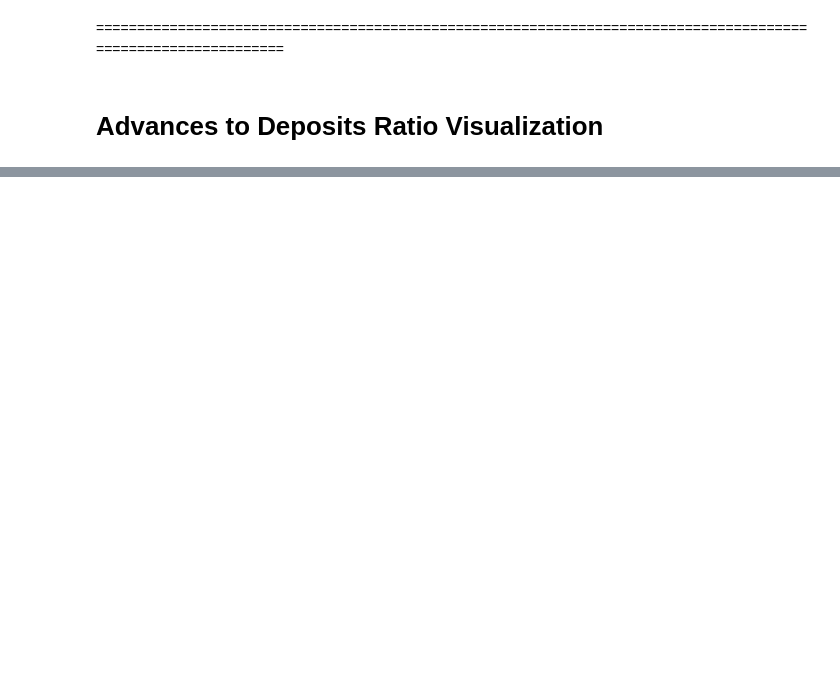
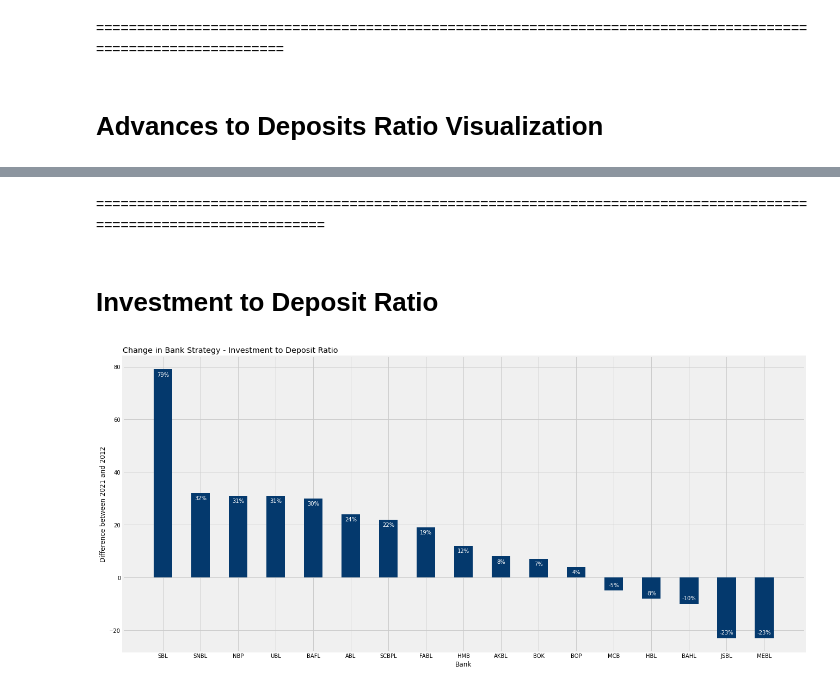
Before and after one commit to Nomantariq12/banking_data_visualization, a Jupyter notebook: Banking Data Vizualization.ipynb, the cells around one changed output, grey strips where cells are left out. Cells and saved outputs as stored; diff of their text form; code cells hidden in the pictures; blank space fills up the shorter version.

```diff
--- a/Banking Data Vizualization.ipynb
+++ b/Banking Data Vizualization.ipynb
@@ -158,0 +208,34 @@ plt.show()
+# %% [markdown]
+===================================================================================================================
+# %% [markdown]
+# Investment to Deposit Ratio
+# %%
+invest_to_dep_ratio = [79, 32, 31, 31, 30, 24,22, 19,12,8, 7,4, -5,-8,-10, -23, -23]
+raw_data = "sbl snbl nbp ubl bafl abl scbpl fabl hmb akbl bok bop mcb hbl bahl jsbl mebl"
+banks = raw_data.upper().split(" ")
+
+# Defining Size of Diagrams
+plt.rcParams["figure.figsize"] = (20, 10)
+
+width1 = 0.5
+
+# Bar Plot for Differnt Banks
+plt.bar(banks, invest_to_dep_ratio, color="#04396D", width=width1)
+for i in range(12):
+    plt.text(i, invest_to_dep_ratio[i]-2, str(invest_to_dep_ratio[i]) + "%",
+            va="center",
+            ha="center",
+            color="white")
+for y in range(12, len(banks)):
+    plt.text(y, invest_to_dep_ratio[y]+2, str(invest_to_dep_ratio[y])+"%",
+            va="center",
+            ha="center",
+            color="white")
+
+plt.title("Change in Bank Strategy - Investment to Deposit Ratio", loc="left")
+plt.ylabel("Difference between 2021 and 2012")
+plt.xlabel("Bank")
+plt.savefig("Investment_to_dep_ratio.png")
+plt.show()
+# %% [output]
+[figure, added]
```
Also changed, not shown: parts of 14 cells of this notebook.
